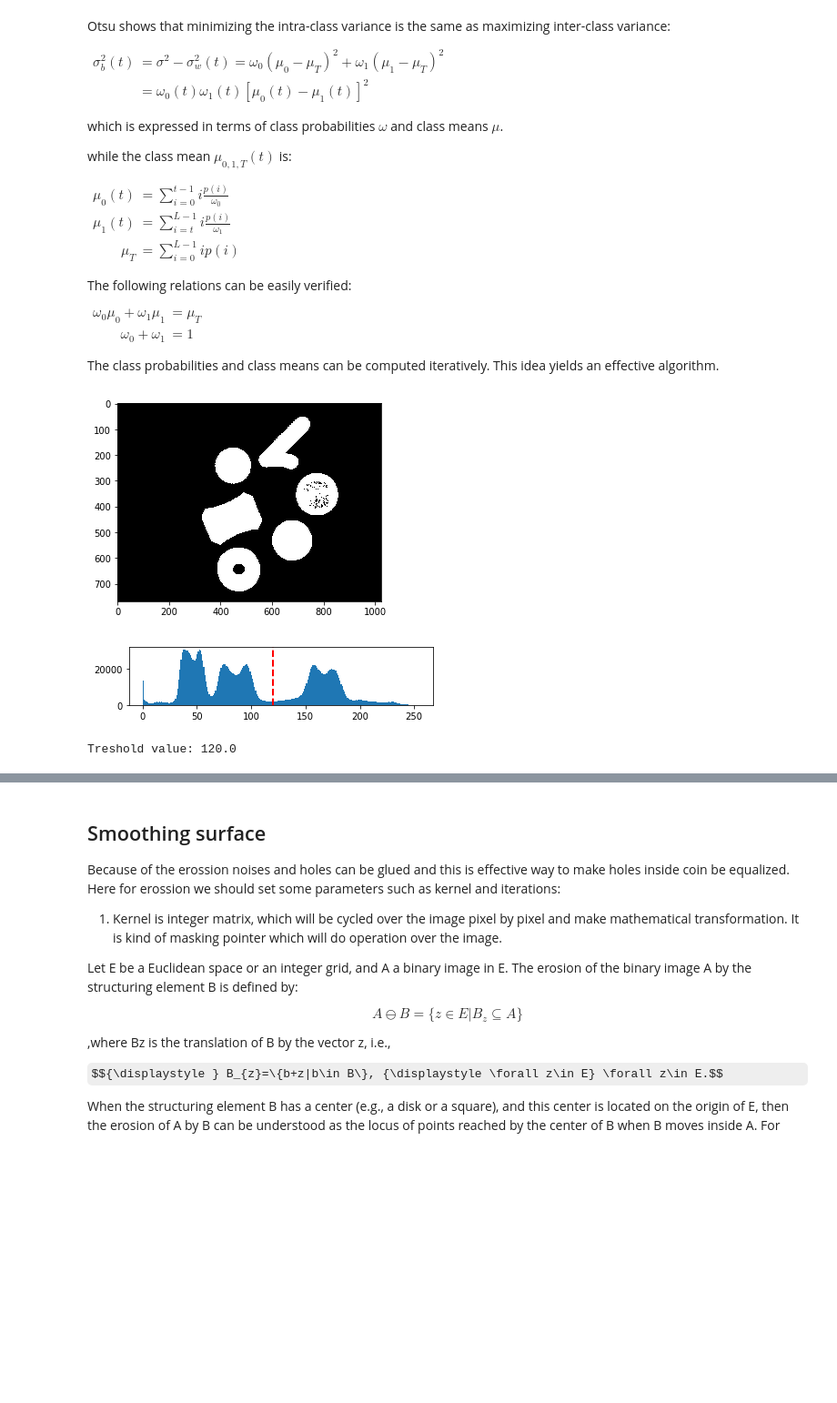
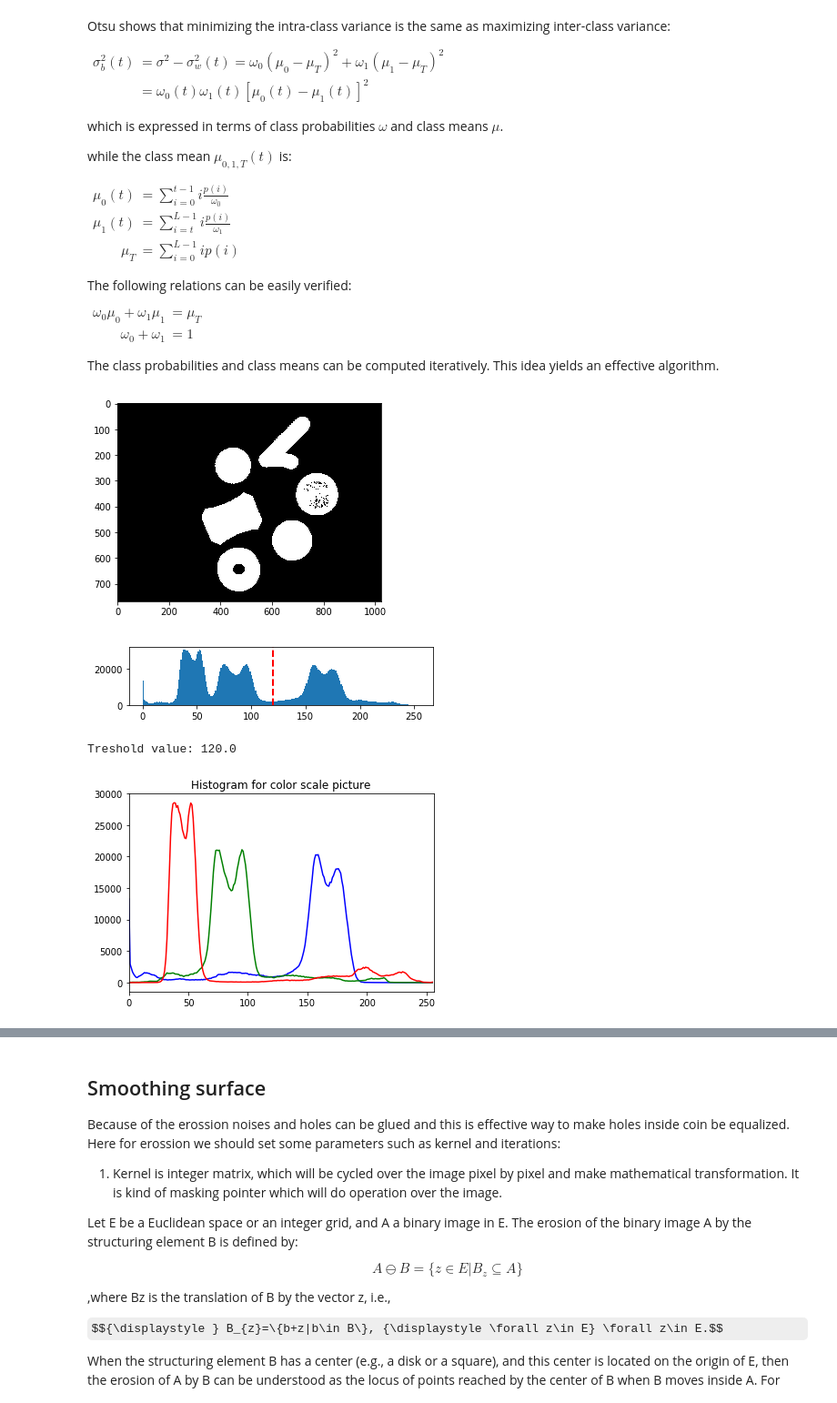
Before and after one commit to adetbekov/ISEL-CSME-DIP, a Jupyter notebook: LAB_1_Coins/Lab_1.ipynb, the cells around one changed output, grey strips where cells are left out. Shown at 91% size. Cells and saved outputs as stored; diff of their text form; code cells hidden in the pictures; some formulas as TeX source; blank space fills up the shorter version.

```diff
--- a/LAB_1_Coins/Lab_1.ipynb
+++ b/LAB_1_Coins/Lab_1.ipynb
@@ -50,18 +50,27 @@ The class probabilities and class means can be computed iteratively. This idea y
 # %%
 retval, threshold = cv2.threshold(r, 0, 255, cv2.THRESH_BINARY + cv2.THRESH_OTSU)
 
 plt.imshow(threshold, cmap="gray")
 plt.show()
 
 plt.subplot(3,1,2), plt.hist(img.ravel(), 256)
 plt.axvline(x=retval, color='r', linestyle='dashed', linewidth=2)
 plt.show()
 
 print("Treshold value:", retval)
+
+color = ('b','g','r')
+for channel,col in enumerate(color):
+    histr = cv2.calcHist([img],[channel],None,[256],[0,256])
+    plt.plot(histr,color = col)
+    plt.xlim([0,256])
+plt.title('Histogram for color scale picture')
+plt.show()
 # %% [output]
 [figure]
 [figure]
 Treshold value: 120.0
+[figure, added]
 # %%
 def disk(r):
     y,x = np.ogrid[-r: r+1, -r: r+1]
```
Also changed, not shown: parts of 7 cells of this notebook, 1 other file.
